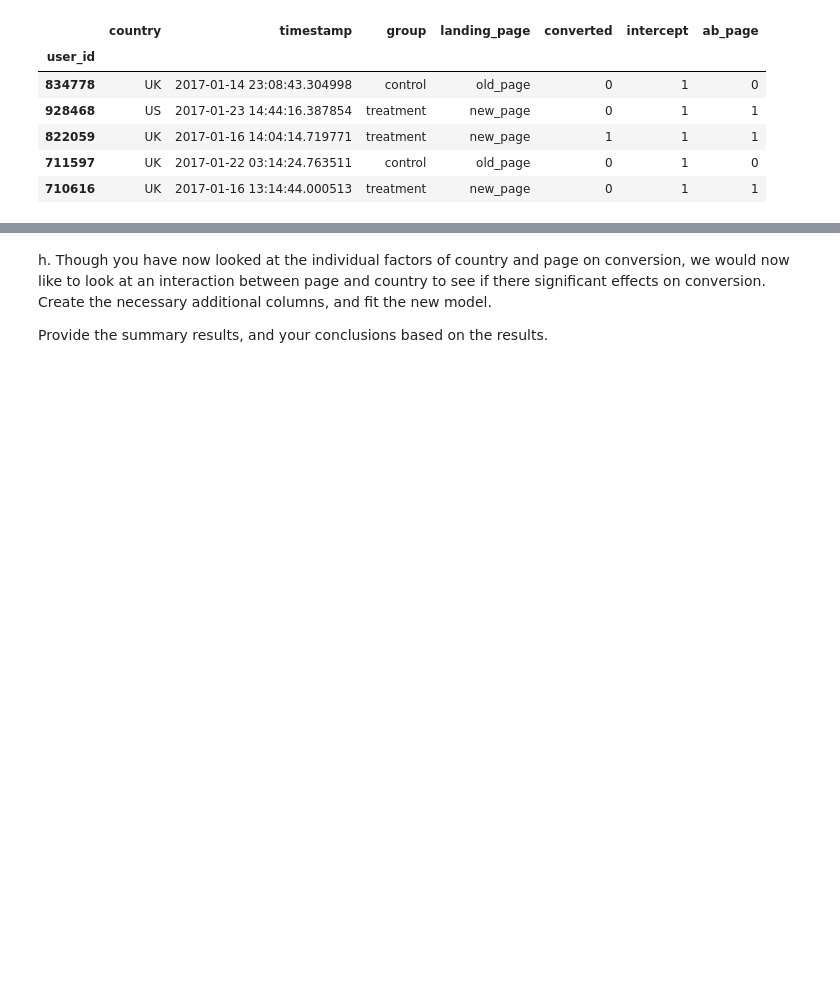
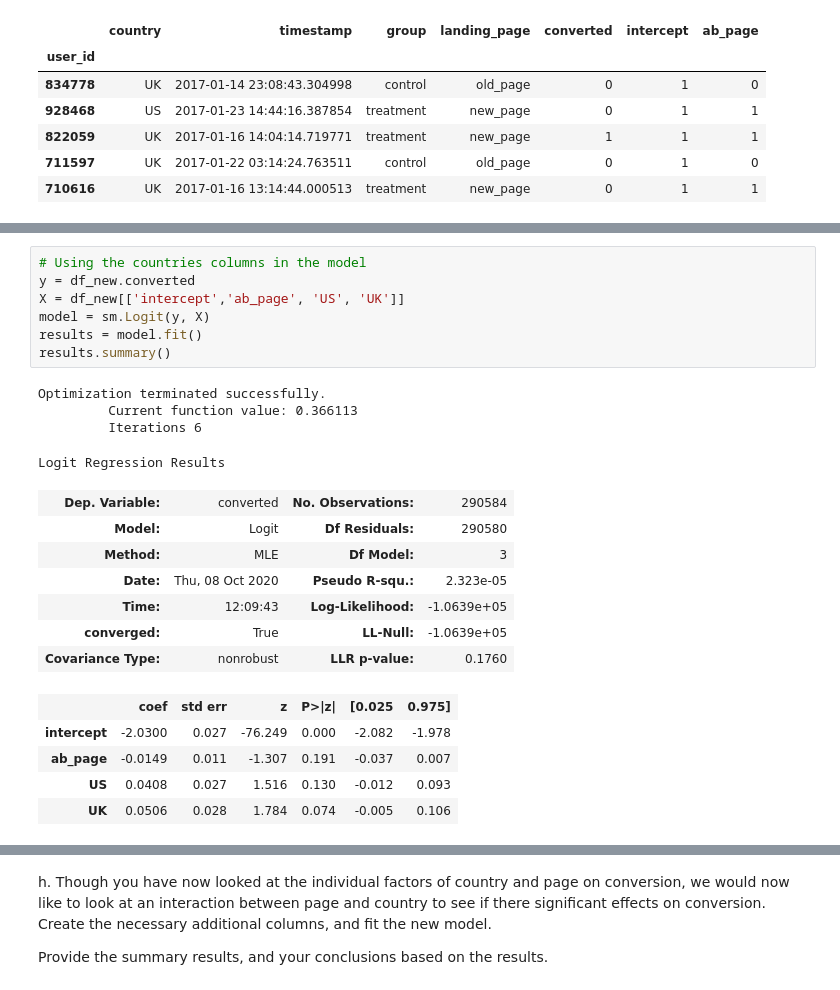
Before and after one commit to ahmed-gharib89/Analyze_ab_test_results, a Jupyter notebook: Analyze_ab_test_results_notebook.ipynb, the cells around one changed output, grey strips where cells are left out. Cells and saved outputs as stored; diff of their text form; blank space fills up the shorter version.

```diff
--- a/Analyze_ab_test_results_notebook.ipynb
+++ b/Analyze_ab_test_results_notebook.ipynb
@@ -390,3 +447,27 @@ df_new.head()
 | 822059 | UK | 2017-01-16 14:04:14.719771 | treatment | new_page | 1 | 1 | 1 | 0 | 1 | 0 |
 | 711597 | UK | 2017-01-22 03:14:24.763511 | control | old_page | 0 | 1 | 0 | 0 | 1 | 0 |
 | 710616 | UK | 2017-01-16 13:14:44.000513 | treatment | new_page | 0 | 1 | 1 | 0 | 1 | 0 |
+# %%
+# Using the countries columns in the model
+y = df_new.converted
+X = df_new[['intercept','ab_page', 'US', 'UK']]
+model = sm.Logit(y, X)
+results = model.fit()
+results.summary()
+# %% [output]
+Optimization terminated successfully.
+         Current function value: 0.366113
+         Iterations 6
+Logit Regression Results
+| Dep. Variable: | converted | No. Observations: | 290584 |
+| Model: | Logit | Df Residuals: | 290580 |
+| Method: | MLE | Df Model: | 3 |
+| Date: | Thu, 08 Oct 2020 | Pseudo R-squ.: | 2.323e-05 |
+| Time: | 12:09:43 | Log-Likelihood: | -1.0639e+05 |
+| converged: | True | LL-Null: | -1.0639e+05 |
+| Covariance Type: | nonrobust | LLR p-value: | 0.1760 |
+|  | coef | std err | z | P>|z| | [0.025 | 0.975] |
+| intercept | -2.0300 | 0.027 | -76.249 | 0.000 | -2.082 | -1.978 |
+| ab_page | -0.0149 | 0.011 | -1.307 | 0.191 | -0.037 | 0.007 |
+| US | 0.0408 | 0.027 | 1.516 | 0.130 | -0.012 | 0.093 |
+| UK | 0.0506 | 0.028 | 1.784 | 0.074 | -0.005 | 0.106 |
```
Also changed, not shown: parts of 41 cells of this notebook.
